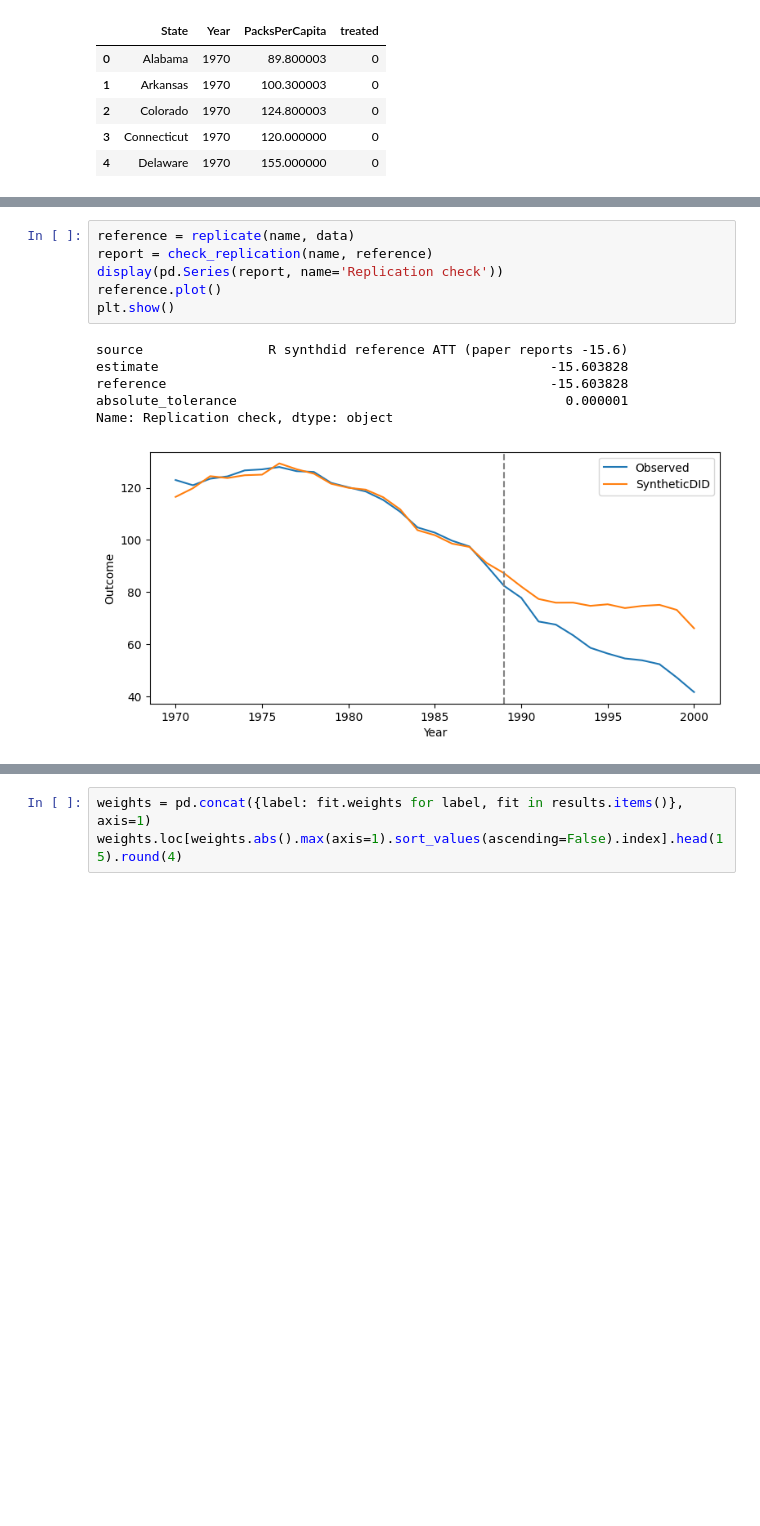
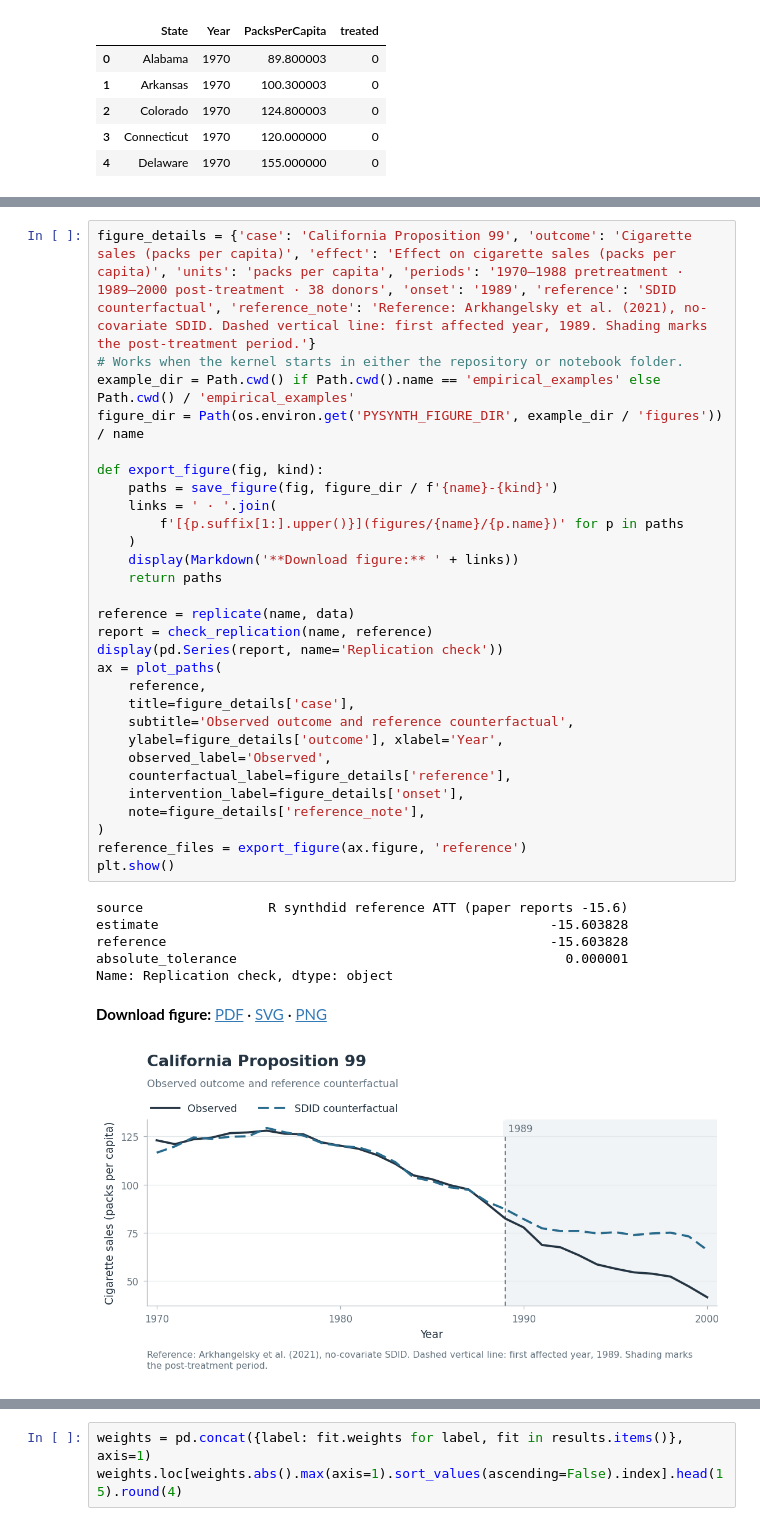
Before and after one commit to crahal/pysynthcon, a Jupyter notebook: empirical_examples/california.ipynb, the cells around one changed output, grey strips where cells are left out. Cells and saved outputs as stored; diff of their text form; blank space fills up the shorter version.

```diff
--- a/empirical_examples/california.ipynb
+++ b/empirical_examples/california.ipynb
@@ -64,14 +78,38 @@ This cell uses the historical specification described above. Its assertion is se
-# %%
-reference = replicate(name, data)
-report = check_replication(name, reference)
-display(pd.Series(report, name='Replication check'))
-reference.plot()
-plt.show()
-# %% [output]
-source                R synthdid reference ATT (paper reports -15.6)
-estimate                                                  -15.603828
-reference                                                 -15.603828
-absolute_tolerance                                          0.000001
-Name: Replication check, dtype: object
-[figure, removed]
+# %%
+figure_details = {'case': 'California Proposition 99', 'outcome': 'Cigarette sales (packs per capita)', 'effect': 'Effect on cigarette sales (packs per capita)', 'units': 'packs per capita', 'periods': '1970–1988 pretreatment · 1989–2000 post-treatment · 38 donors', 'onset': '1989', 'reference': 'SDID counterfactual', 'reference_note': 'Reference: Arkhangelsky et al. (2021), no-covariate SDID. Dashed vertical line: first affected year, 1989. Shading marks the post-treatment period.'}
+# Works when the kernel starts in either the repository or notebook folder.
+example_dir = Path.cwd() if Path.cwd().name == 'empirical_examples' else Path.cwd() / 'empirical_examples'
+figure_dir = Path(os.environ.get('PYSYNTH_FIGURE_DIR', example_dir / 'figures')) / name
+
+def export_figure(fig, kind):
+    paths = save_figure(fig, figure_dir / f'{name}-{kind}')
+    links = ' · '.join(
+        f'[{p.suffix[1:].upper()}](figures/{name}/{p.name})' for p in paths
+    )
+    display(Markdown('**Download figure:** ' + links))
+    return paths
+
+reference = replicate(name, data)
+report = check_replication(name, reference)
+display(pd.Series(report, name='Replication check'))
+ax = plot_paths(
+    reference,
+    title=figure_details['case'],
+    subtitle='Observed outcome and reference counterfactual',
+    ylabel=figure_details['outcome'], xlabel='Year',
+    observed_label='Observed',
+    counterfactual_label=figure_details['reference'],
+    intervention_label=figure_details['onset'],
+    note=figure_details['reference_note'],
+)
+reference_files = export_figure(ax.figure, 'reference')
+plt.show()
+# %% [output]
+source                R synthdid reference ATT (paper reports -15.6)
+estimate                                                  -15.603828
+reference                                                 -15.603828
+absolute_tolerance                                          0.000001
+Name: Replication check, dtype: object
+**Download figure:** [PDF](figures/california/california-reference.pdf) · [SVG](figures/california/california-reference.svg) · [PNG](figures/california/california-reference.png)
+[figure, added]
 # %% [markdown]
```
Also changed, not shown: parts of 15 cells of this notebook, 10 other files.
